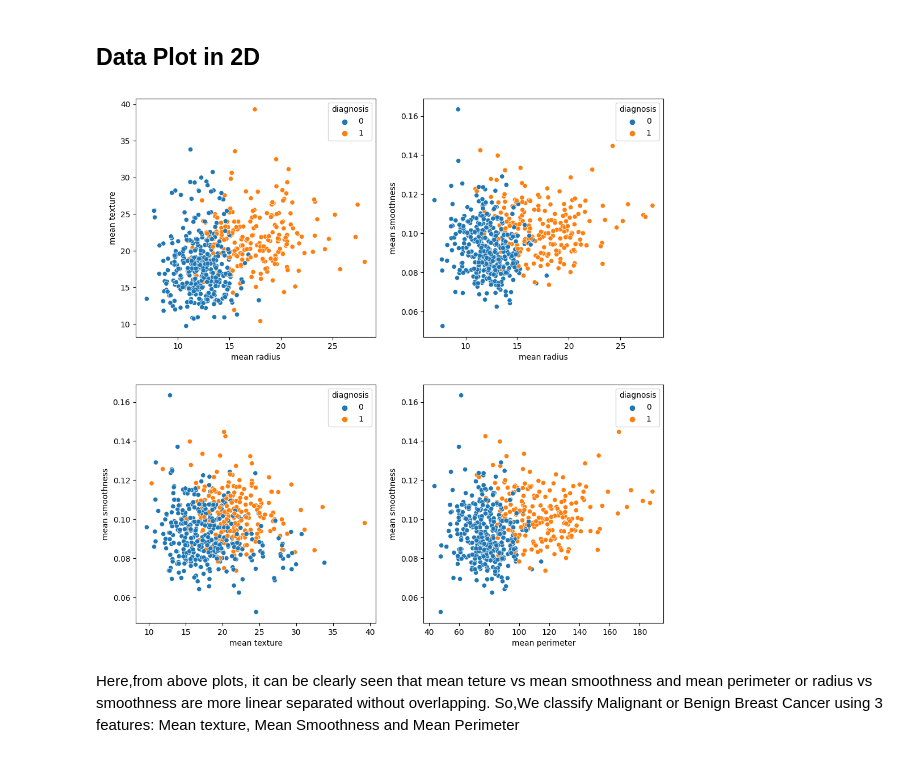
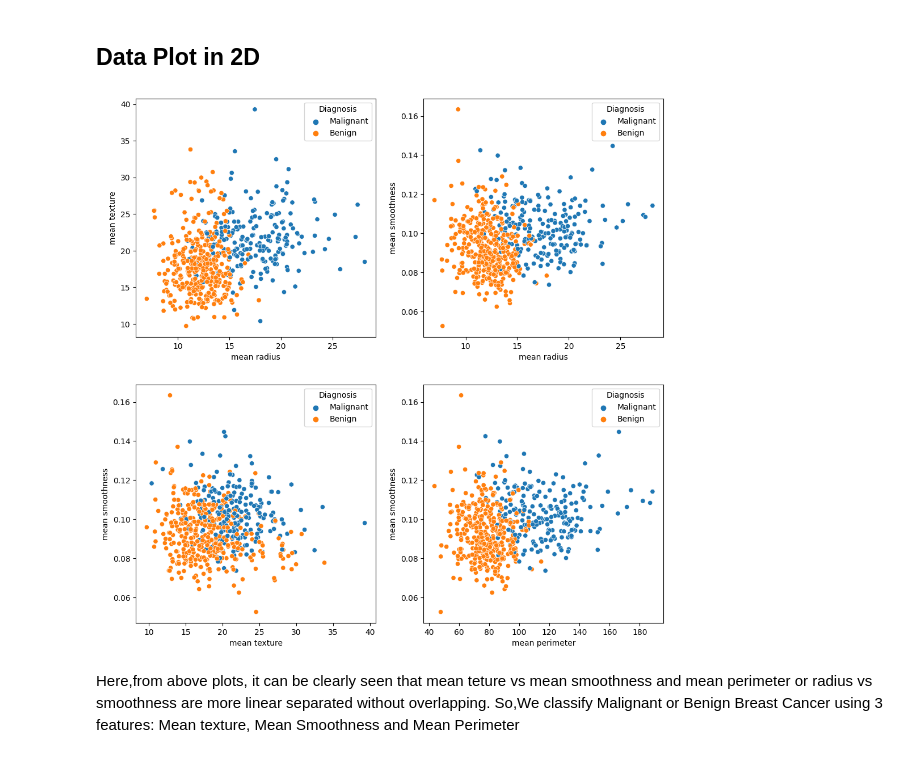
Before and after one commit to DevPro13/SVM_Visualization, a Jupyter notebook: SuportVectorMachineVisualizationWithBreastCancerDataset.ipynb, the cells around one changed output. Drawn from its saved outputs; the diff is of its cells as text; code cells hidden in the pictures.

Commit message:
labels in plots are updated

```diff
--- a/SuportVectorMachineVisualizationWithBreastCancerDataset.ipynb
+++ b/SuportVectorMachineVisualizationWithBreastCancerDataset.ipynb
@@ -116,13 +116,15 @@ Hence, we coverted target value such that 0 is Benign and 1 is Malignant
 ## Data Plot in 2D
 # %%
 fig,axes=plt.subplots(2,2,figsize=(12,12))
-sb.scatterplot(ax=axes[0,0],x="mean radius",y="mean texture",data=df,hue="diagnosis")
-sb.scatterplot(ax=axes[0,1],x="mean radius",y="mean smoothness",data=df,hue="diagnosis")
-sb.scatterplot(ax=axes[1,0],x="mean texture",y="mean smoothness",data=df,hue="diagnosis")
-sb.scatterplot(ax=axes[1,1],x="mean perimeter",y="mean smoothness",data=df,hue="diagnosis")
+huemapname={0:"Benign",1:"Malignant"}
+df["Diagnosis"]=df["diagnosis"].map(huemapname)
+sb.scatterplot(ax=axes[0,0],x="mean radius",y="mean texture",data=df,hue="Diagnosis")
+sb.scatterplot(ax=axes[0,1],x="mean radius",y="mean smoothness",data=df,hue="Diagnosis")
+sb.scatterplot(ax=axes[1,0],x="mean texture",y="mean smoothness",data=df,hue="Diagnosis")
+sb.scatterplot(ax=axes[1,1],x="mean perimeter",y="mean smoothness",data=df,hue="Diagnosis")
 plt.show()
 # %% [output]
-[figure, old version]
+[figure, new version]
 # %% [markdown]
 Here,from above plots, it can be clearly seen that mean teture vs mean smoothness and mean perimeter or radius vs smoothness are more linear separated without overlapping. So,We classify Malignant or Benign Breast Cancer using 3 features: Mean texture, Mean Smoothness and Mean Perimeter
 # %% [markdown]
```
Also changed, not shown: parts of 17 cells of this notebook.
